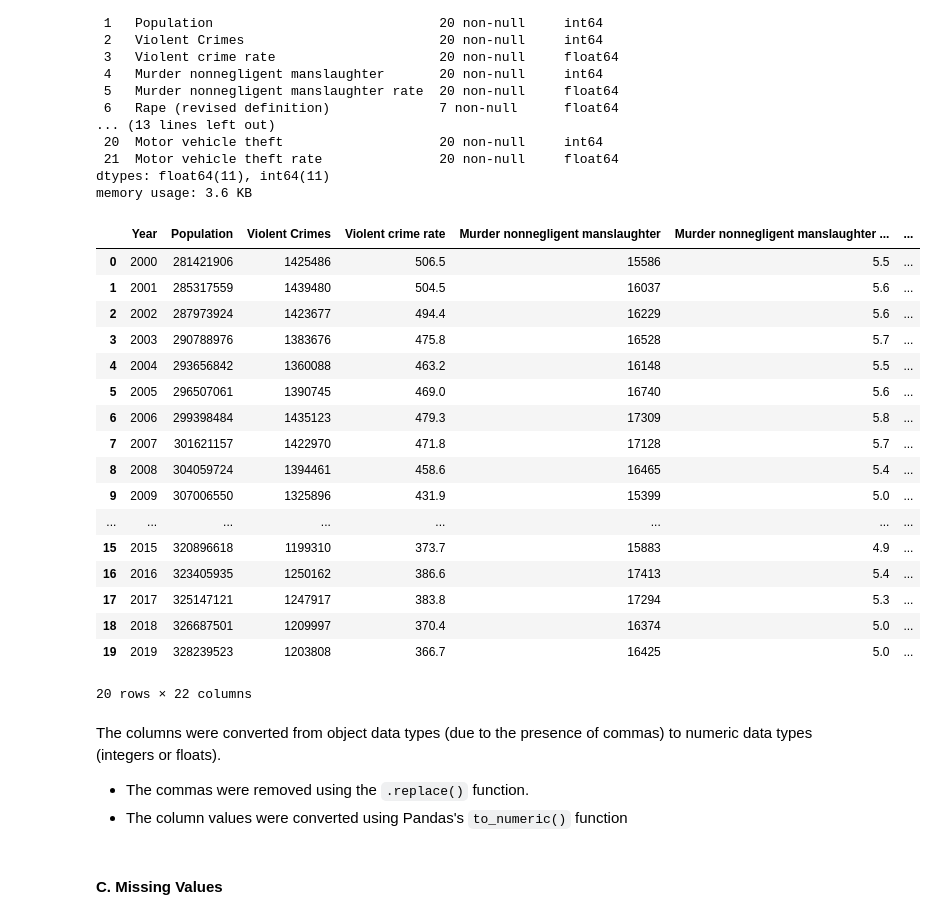
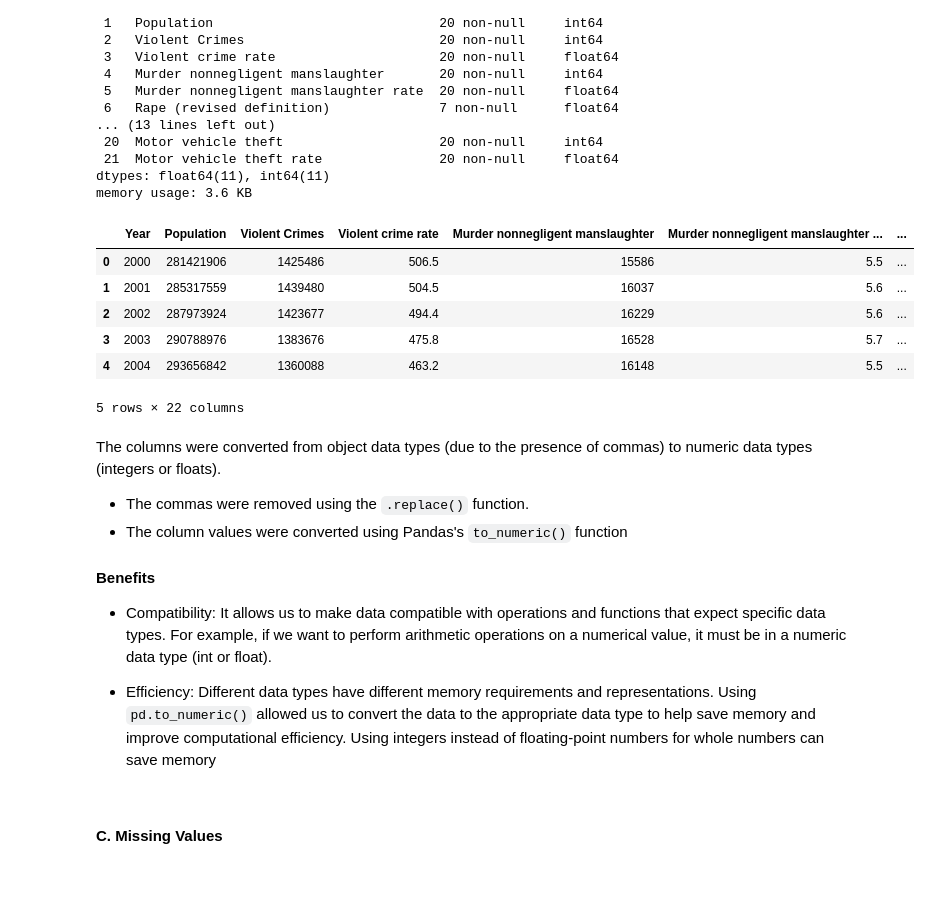
Before and after one commit to Ibraheem101/testrepo, a Jupyter notebook: 2019_crime_rates.ipynb, the cells around one changed output. Drawn from its saved outputs; the diff is of its cells as text; code cells hidden in the pictures; blank space fills up the shorter version.

```diff
--- a/2019_crime_rates.ipynb
+++ b/2019_crime_rates.ipynb
@@ -106,30 +106,25 @@ Data columns (total 22 columns):
 dtypes: float64(11), int64(11)
 memory usage: 3.6 KB
 # %%
-df_raw
+df_raw.head()
 # %% [output]
 |  | Year | Population | Violent Crimes | Violent crime rate | Murder nonnegligent manslaughter | Murder nonnegligent manslaughter ... | ... |
 | 0 | 2000 | 281421906 | 1425486 | 506.5 | 15586 | 5.5 | ... |
 | 1 | 2001 | 285317559 | 1439480 | 504.5 | 16037 | 5.6 | ... |
 | 2 | 2002 | 287973924 | 1423677 | 494.4 | 16229 | 5.6 | ... |
 | 3 | 2003 | 290788976 | 1383676 | 475.8 | 16528 | 5.7 | ... |
 | 4 | 2004 | 293656842 | 1360088 | 463.2 | 16148 | 5.5 | ... |
-| 5 | 2005 | 296507061 | 1390745 | 469.0 | 16740 | 5.6 | ... |
-| 6 | 2006 | 299398484 | 1435123 | 479.3 | 17309 | 5.8 | ... |
-| 7 | 2007 | 301621157 | 1422970 | 471.8 | 17128 | 5.7 | ... |
-| 8 | 2008 | 304059724 | 1394461 | 458.6 | 16465 | 5.4 | ... |
-| 9 | 2009 | 307006550 | 1325896 | 431.9 | 15399 | 5.0 | ... |
-| ... | ... | ... | ... | ... | ... | ... | ... |
-| 15 | 2015 | 320896618 | 1199310 | 373.7 | 15883 | 4.9 | ... |
-| 16 | 2016 | 323405935 | 1250162 | 386.6 | 17413 | 5.4 | ... |
-| 17 | 2017 | 325147121 | 1247917 | 383.8 | 17294 | 5.3 | ... |
-| 18 | 2018 | 326687501 | 1209997 | 370.4 | 16374 | 5.0 | ... |
-| 19 | 2019 | 328239523 | 1203808 | 366.7 | 16425 | 5.0 | ... |
-20 rows × 22 columns
+5 rows × 22 columns
 # %% [markdown]
 The columns were converted from object data types (due to the presence of commas) to numeric data types (integers or floats).
 * The commas were removed using the `.replace()` function.
 * The column values were converted using Pandas's `to_numeric()` function
+# %% [markdown]
+**Benefits**
+
+* Compatibility: It allows us to make data compatible with operations and functions that expect specific data types. For example, if we want to perform arithmetic operations on a numerical value, it must be in a numeric data type (int or float).
+
+* Efficiency: Different data types have different memory requirements and representations. Using `pd.to_numeric()` allowed us to convert the data to the appropriate data type to help save memory and improve computational efficiency. Using integers instead of floating-point numbers for whole numbers can save memory
 # %% [markdown]
 #### C. Missing Values
 # %% [markdown]
```
Also changed, not shown: parts of 3 cells of this notebook.
